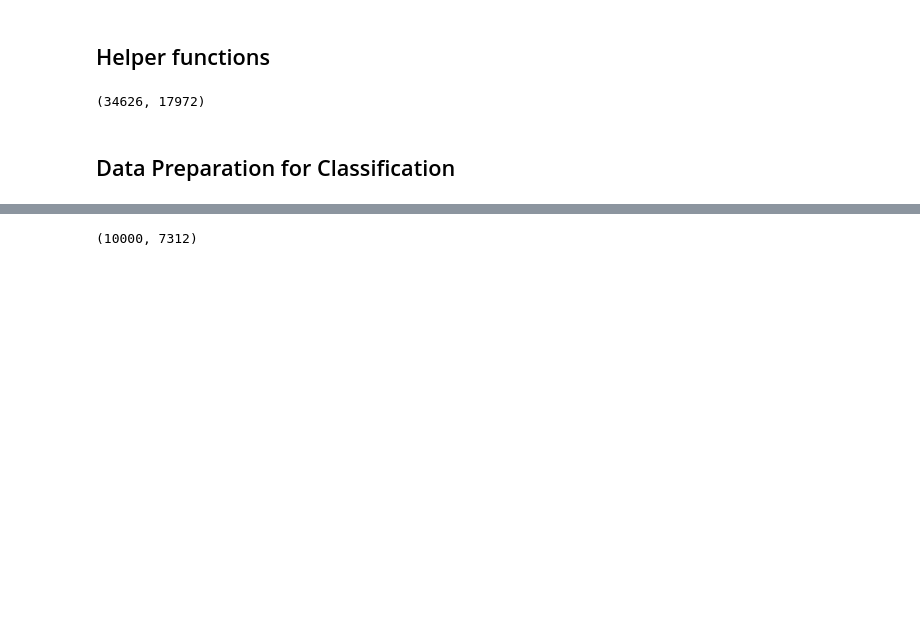
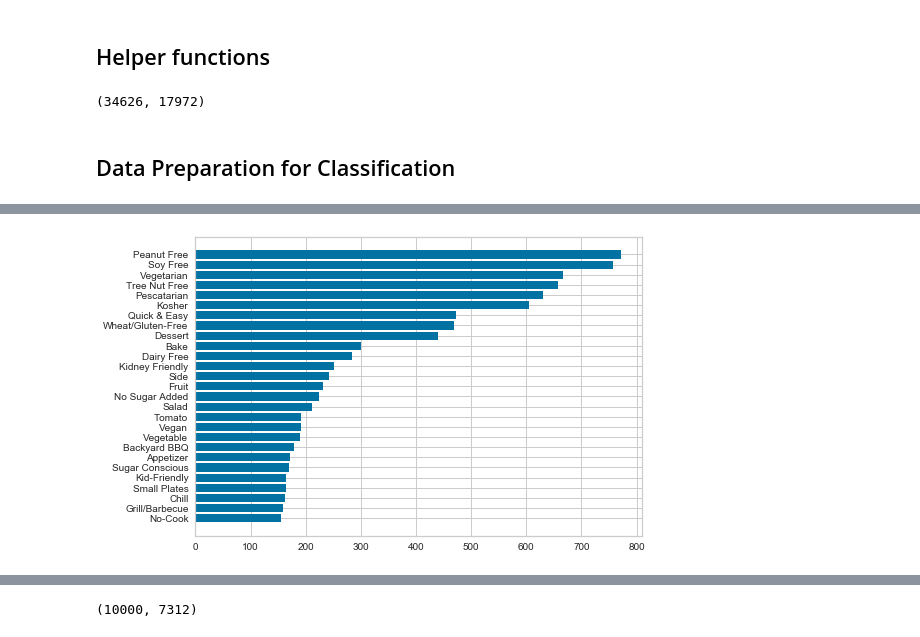
Before and after one commit to Sisyphus192/deep-dishes, a Jupyter notebook: notebooks/classification.ipynb, the cells around one changed output, grey strips where cells are left out. Drawn from its saved outputs; the diff is of its cells as text; code cells hidden in the pictures; blank space fills up the shorter version.

```diff
--- a/notebooks/classification.ipynb
+++ b/notebooks/classification.ipynb
@@ -214,0 +316,11 @@ sample_df = dropZeroColumns(sample_df)
+# %%
+su = Counter()
+for i in range(len(summer_df)):
+    su.update(summer_df[i])
+su = [i for i in su.most_common(30) if(i[0] != 'Summer' and i[0] !='Gourmet' and "Bon App" not in i[0])]
+keys = [x[0] for x in su]
+values = [x[1] for x in su]
+plt.barh(keys[::-1],values[::-1])
+plt.show()
+# %% [output]
+[figure, added]
```
Also changed, not shown: parts of 18 cells of this notebook.
